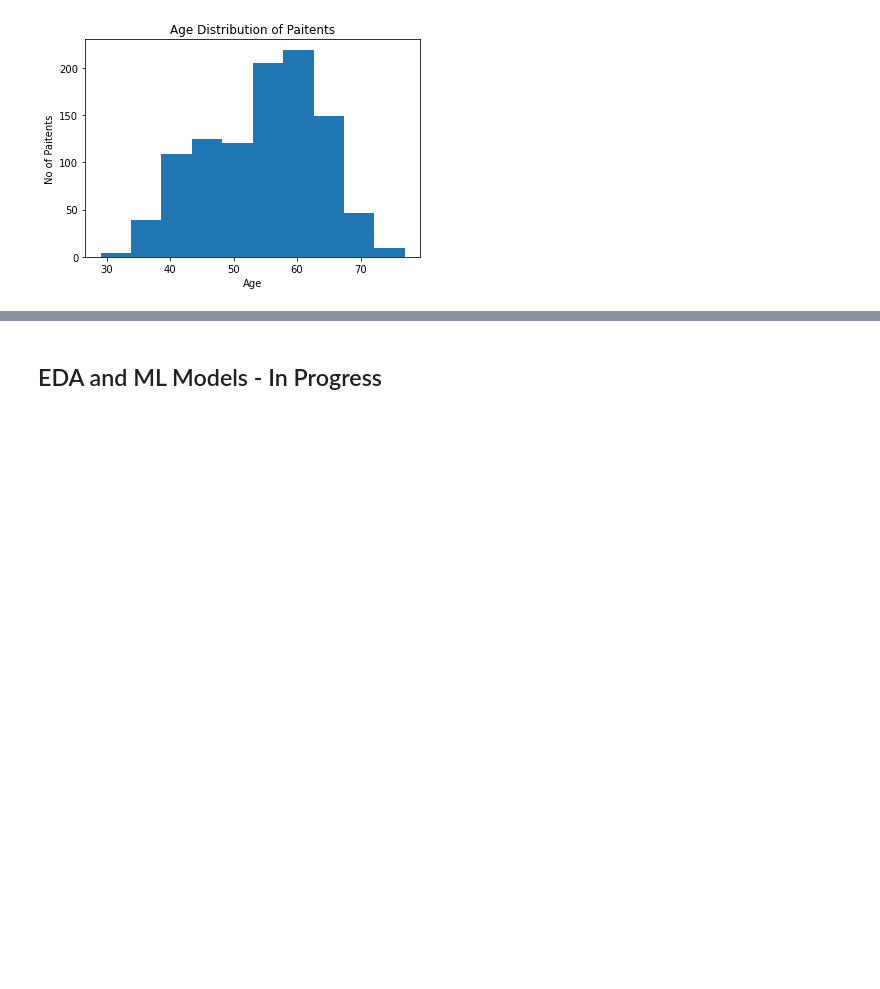
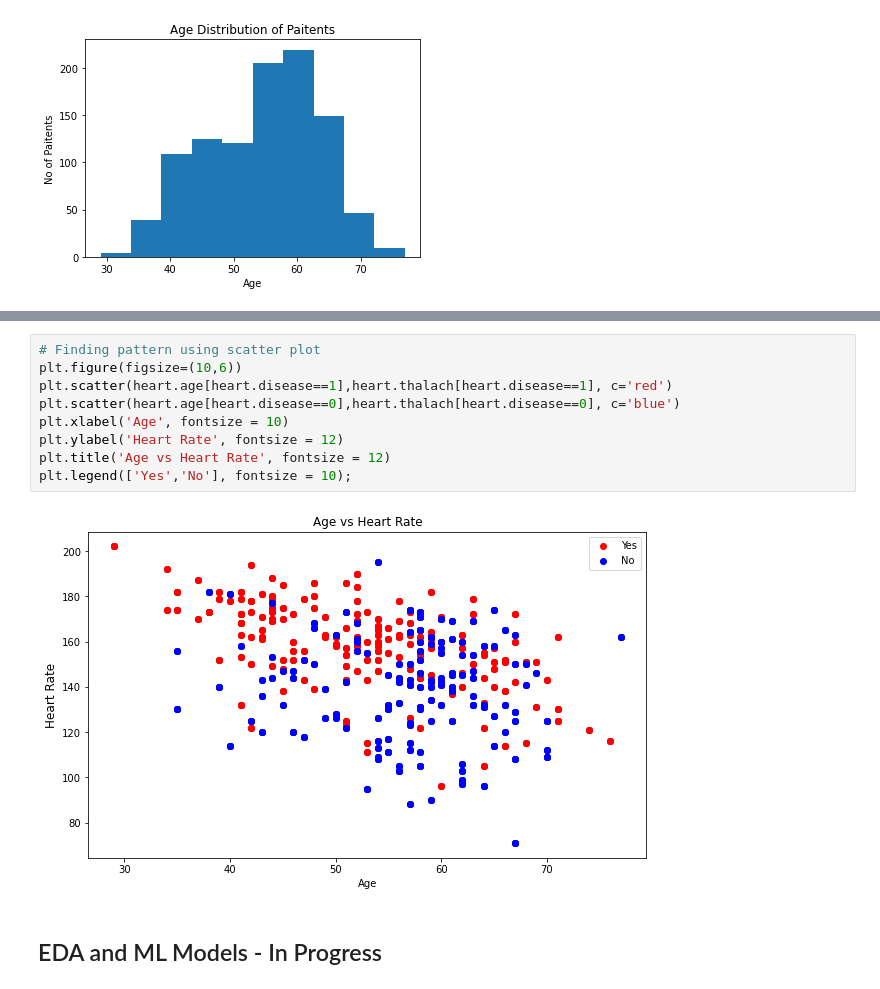
Before and after one commit to DATA-606-2023-FALL-TUESDAY/Madu_Pavani, a Jupyter notebook: src/Heartattack_Predictions.ipynb, the cells around one changed output, grey strips where cells are left out. Cells and saved outputs as stored; diff of their text form; blank space fills up the shorter version.

```diff
--- a/src/Heartattack_Predictions.ipynb
+++ b/src/Heartattack_Predictions.ipynb
@@ -121,2 +121,13 @@ plt.legend(['Female','Male'], fontsize = 9);
+# %%
+# Finding pattern using scatter plot
+plt.figure(figsize=(10,6))
+plt.scatter(heart.age[heart.disease==1],heart.thalach[heart.disease==1], c='red')
+plt.scatter(heart.age[heart.disease==0],heart.thalach[heart.disease==0], c='blue')
+plt.xlabel('Age', fontsize = 10)
+plt.ylabel('Heart Rate', fontsize = 12)
+plt.title('Age vs Heart Rate', fontsize = 12)
+plt.legend(['Yes','No'], fontsize = 10);
+# %% [output]
+[figure, added]
 # %% [markdown]
 ## EDA and ML Models - In Progress
```
Also changed, not shown: parts of 6 cells of this notebook.
